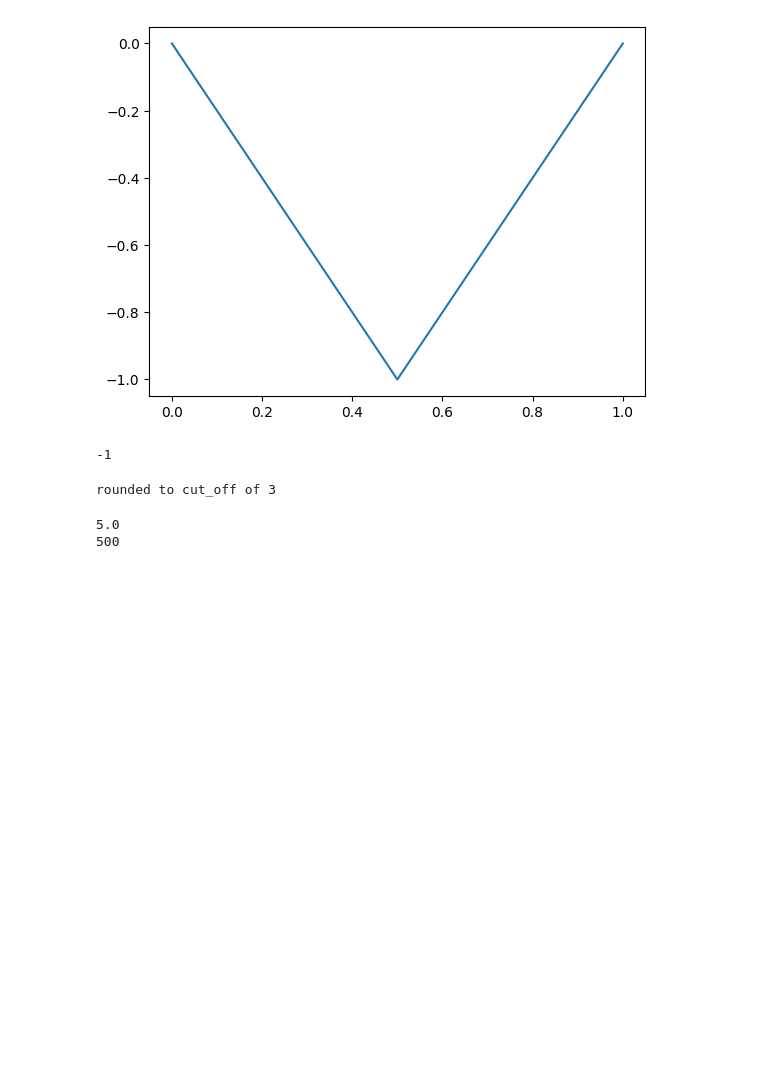
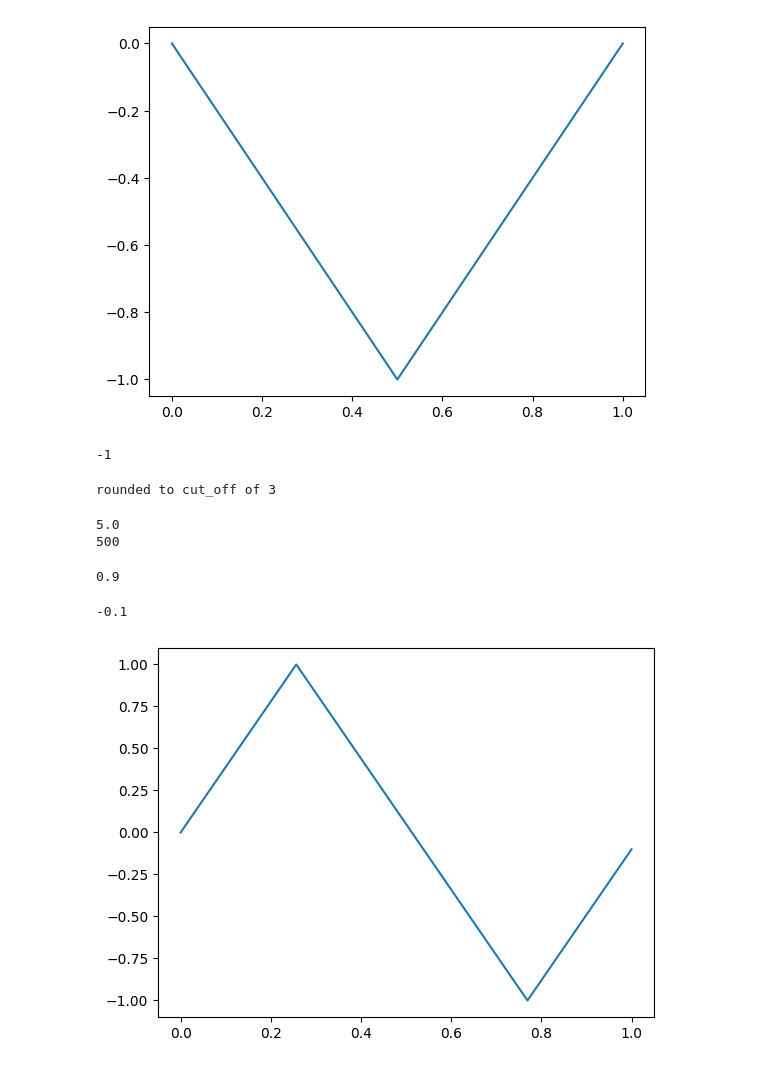
Before and after one commit to ElPsyKurisu/FE, a Jupyter notebook: DWM/dwm.ipynb, the cells around one changed output. Cells and saved outputs as stored; diff of their text form; code cells hidden in the pictures; blank space fills up the shorter version.

```diff
--- a/DWM/dwm.ipynb
+++ b/DWM/dwm.ipynb
@@ -157,3 +157,19 @@ my_dwm = create_DWM_wf('5e-6', '1e-6')
 # %% [output]
 5.0
 500
+# %%
+import numpy as np
+triangle_wf = []
+sampling_rate = 10
+a = np.linspace(0,1,sampling_rate, endpoint=False) #end at 0.9
+print(a[-1])
+b= np.linspace(1,-1,2*sampling_rate, endpoint=False) #ends at -0.9
+c=np.linspace(-1, 0, sampling_rate, endpoint=False) #ends at 0 so we need to remove last element
+triangle_wf = np.round(np.concatenate((a,b,c)), decimals=3) #can round at the end after I make the entire array lol
+t = np.linspace(0,1, 4*sampling_rate)
+plt.plot(t, triangle_wf)
+triangle_wf[-1]
+# %% [output]
+0.9
+-0.1
+[figure, added]
```
Also changed, not shown: parts of 1 cell of this notebook, 1 other file.
